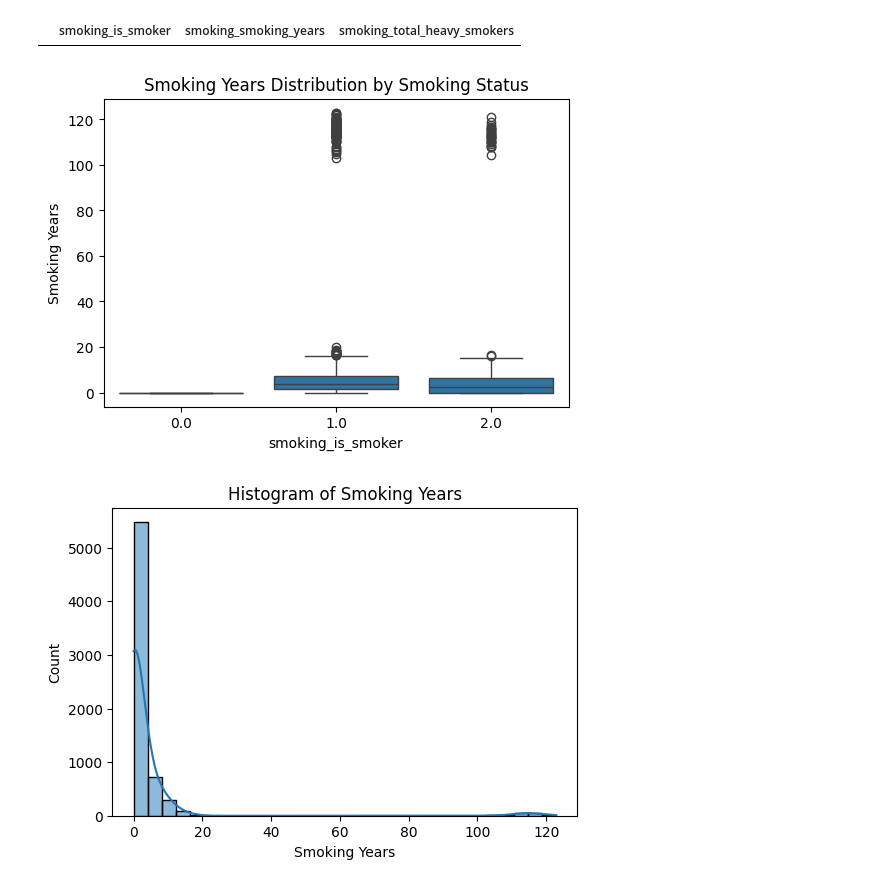
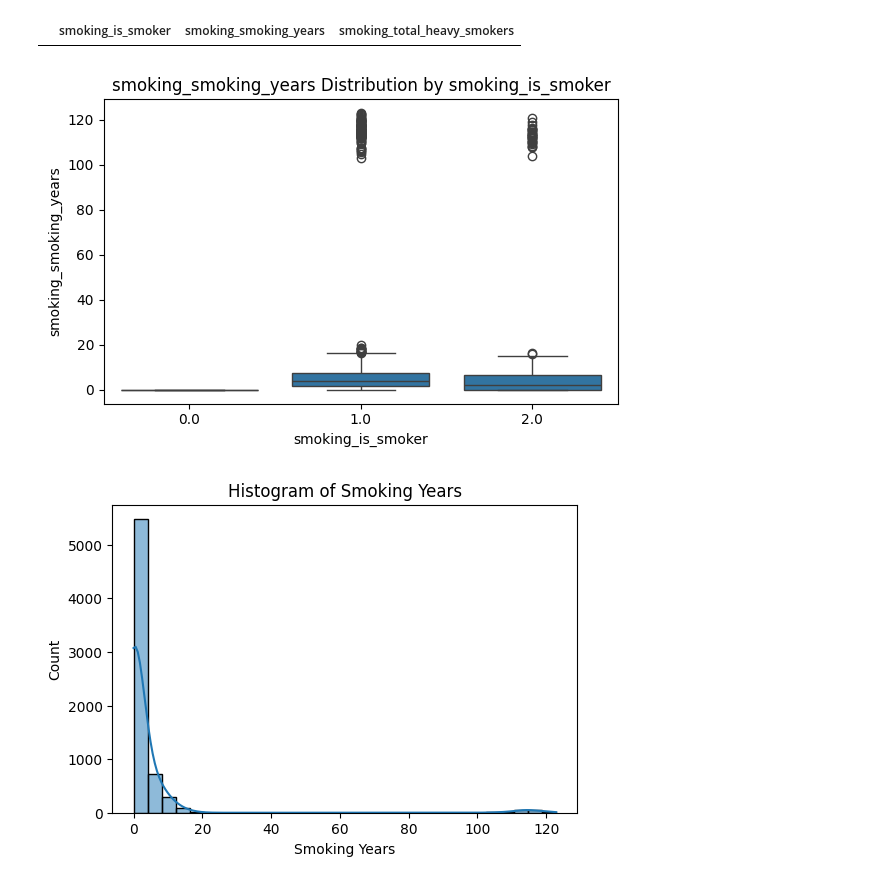
Before and after one commit to noambassat/Macabi_Home_Assignment, a Jupyter notebook: macabi_home_assignment.ipynb, the cells around one changed output. Drawn from its saved outputs; the diff is of its cells as text; code cells hidden in the pictures.

```diff
--- a/macabi_home_assignment.ipynb
+++ b/macabi_home_assignment.ipynb
@@ -964,15 +955,10 @@ df[(df['smoking_is_smoker'].isna()) & (~df['smoking_smoking_years'].isna())][smo
 df[(df['smoking_is_smoker'] == 0) & (df['smoking_smoking_years'] != 0)][smoking_cols]
 # %% [output]
 |  | smoking_is_smoker | smoking_smoking_years | smoking_total_heavy_smokers |
-# %%
-plt.figure(figsize=(6,4))
-sns.boxplot(x='smoking_is_smoker', y='smoking_smoking_years', data=df)
-plt.title('Smoking Years Distribution by Smoking Status')
-plt.xlabel('smoking_is_smoker')
-plt.ylabel('Smoking Years')
-plt.show()
-# %% [output]
-[figure, removed]
+# %%
+plot_boxplot(df, 'smoking_is_smoker', 'smoking_smoking_years')
+# %% [output]
+[figure, added]
 # %%
 plt.figure(figsize=(6,4))
 sns.histplot(df['smoking_smoking_years'].dropna(), bins=30, kde=True)
```
Also changed, not shown: parts of 82 cells of this notebook.
